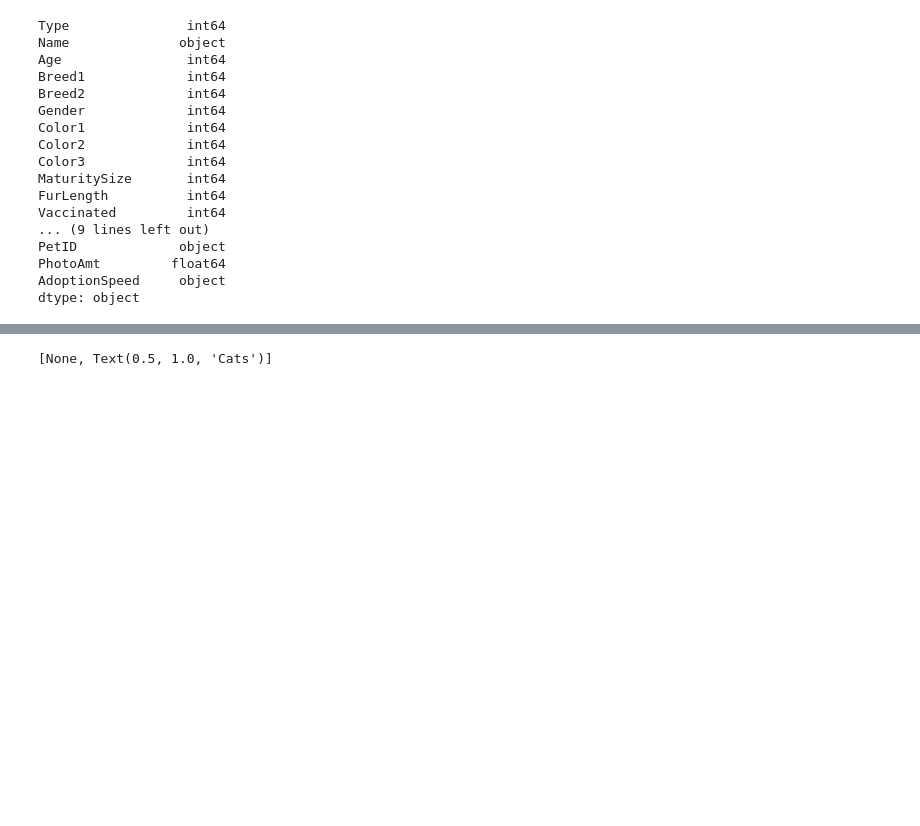
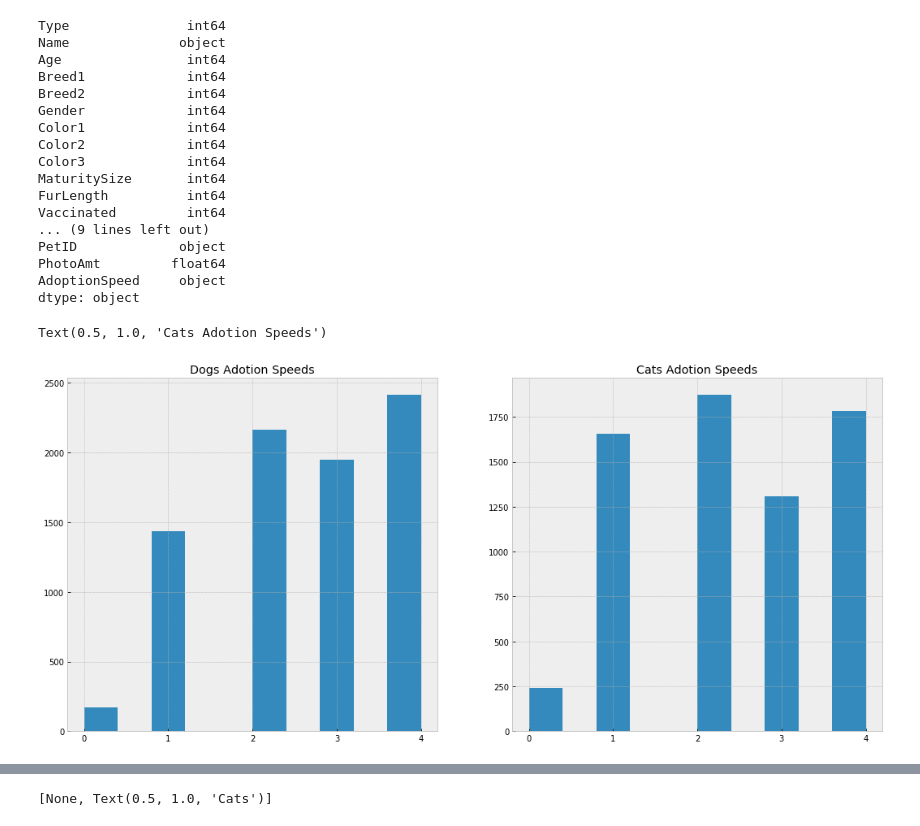
Before and after one commit to bfrison/CEBD1160, a Jupyter notebook: project/project_graphs.ipynb, the cells around one changed output, grey strips where cells are left out. Cells and saved outputs as stored; diff of their text form; code cells hidden in the pictures; blank space fills up the shorter version.

```diff
--- a/project/project_graphs.ipynb
+++ b/project/project_graphs.ipynb
@@ -110,3 +110,14 @@ df_cats2 = df_cats[df_cats['AdoptionSpeed'] == '2']
 df_cats3 = df_cats[df_cats['AdoptionSpeed'] == '3']
 df_cats4 = df_cats[df_cats['AdoptionSpeed'] == '4']
 df_cats_adopt = [df_cats0, df_cats1, df_cats2, df_cats3, df_cats4]
+# %%
+fig_hist, ax_hist = plt.subplots(1, 2, figsize=(18, 8))
+ax_hist_dogs = ax_hist[0]
+df_dogs['AdoptionSpeed'].sort_values().hist(ax=ax_hist_dogs)
+ax_hist_dogs.set_title('Dogs Adotion Speeds')
+ax_hist_cats = ax_hist[1]
+df_cats['AdoptionSpeed'].sort_values().hist(ax=ax_hist_cats)
+ax_hist_cats.set_title('Cats Adotion Speeds')
+# %% [output]
+Text(0.5, 1.0, 'Cats Adotion Speeds')
+[figure, added]
```
Also changed, not shown: parts of 6 cells of this notebook.
